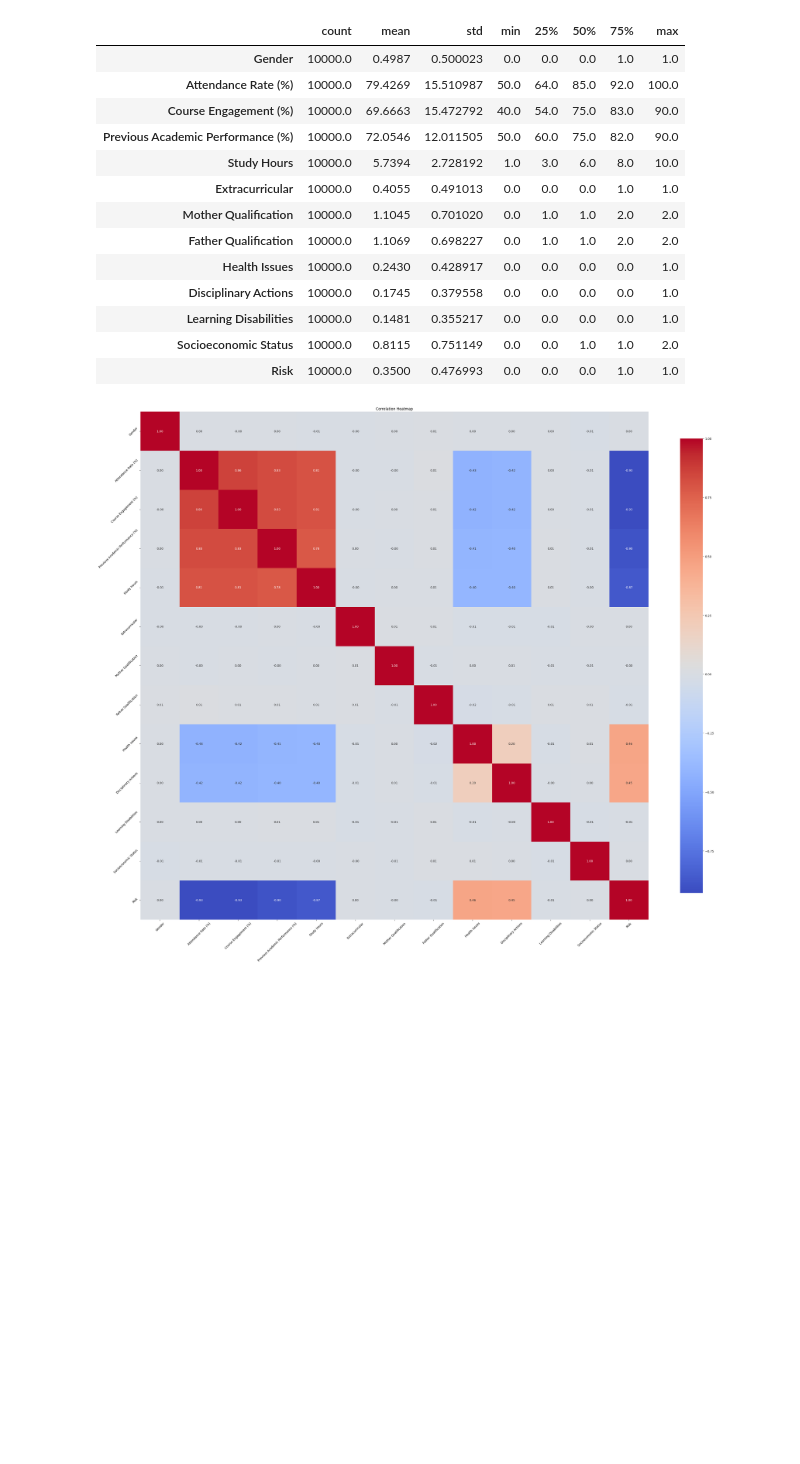
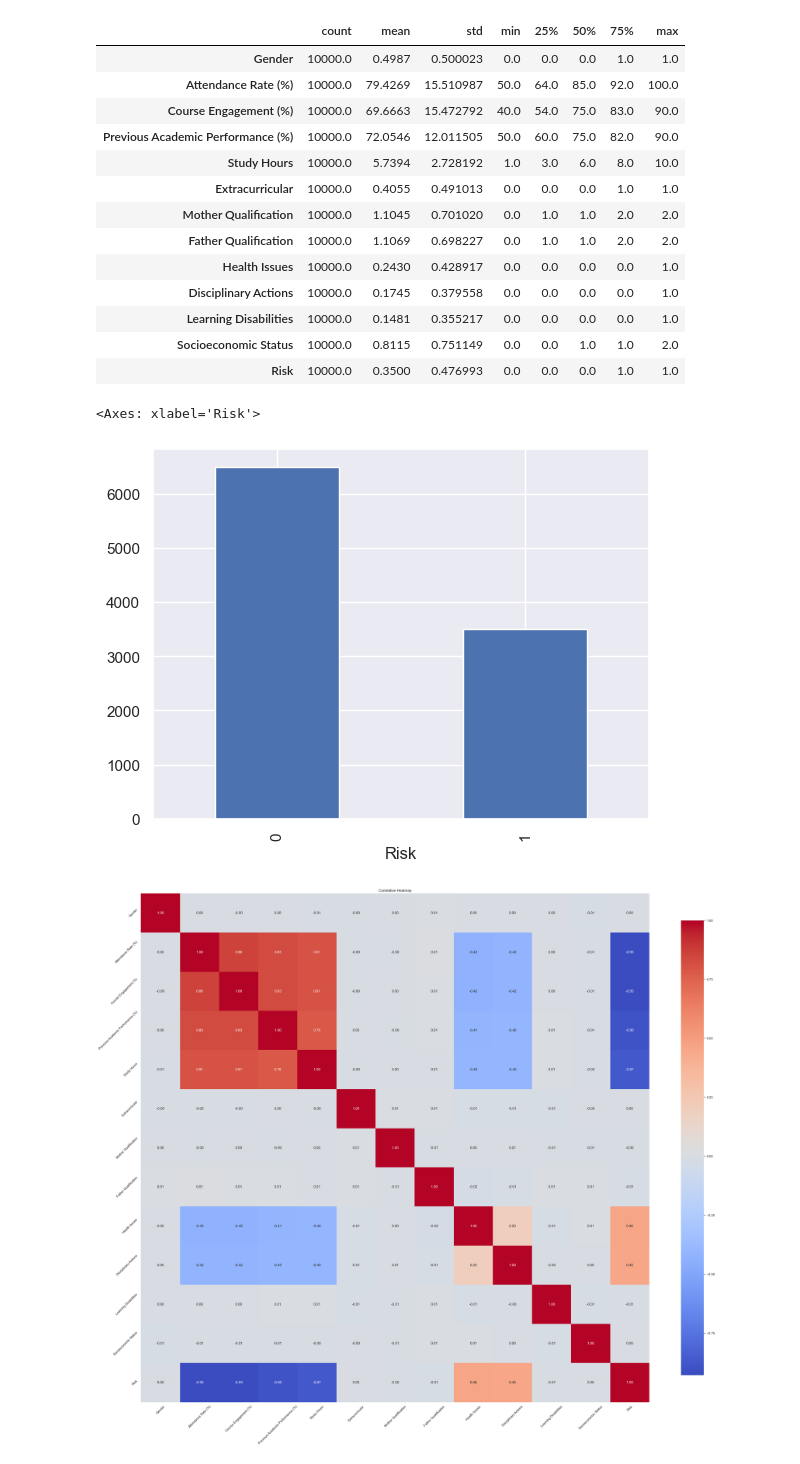
Before and after one commit to ayeshks/Predict-Students, a Jupyter notebook: notebooks/students_risk.ipynb, the cells around one changed output. Cells and saved outputs as stored; diff of their text form; code cells hidden in the pictures; blank space fills up the shorter version.

```diff
--- a/notebooks/students_risk.ipynb
+++ b/notebooks/students_risk.ipynb
@@ -61,6 +61,11 @@ data.describe().T
 | Learning Disabilities | 10000.0 | 0.1481 | 0.355217 | 0.0 | 0.0 | 0.0 | 0.0 | 1.0 |
 | Socioeconomic Status | 10000.0 | 0.8115 | 0.751149 | 0.0 | 0.0 | 1.0 | 1.0 | 2.0 |
 | Risk | 10000.0 | 0.3500 | 0.476993 | 0.0 | 0.0 | 0.0 | 1.0 | 1.0 |
+# %%
+data['Risk'].value_counts().plot.bar()
+# %% [output]
+<Axes: xlabel='Risk'>
+[figure, added]
 # %%
 num_cols = data.select_dtypes(include=np.number).columns
 numerical_data = data[num_cols]
```
Also changed, not shown: parts of 29 cells of this notebook, 1 other file.
